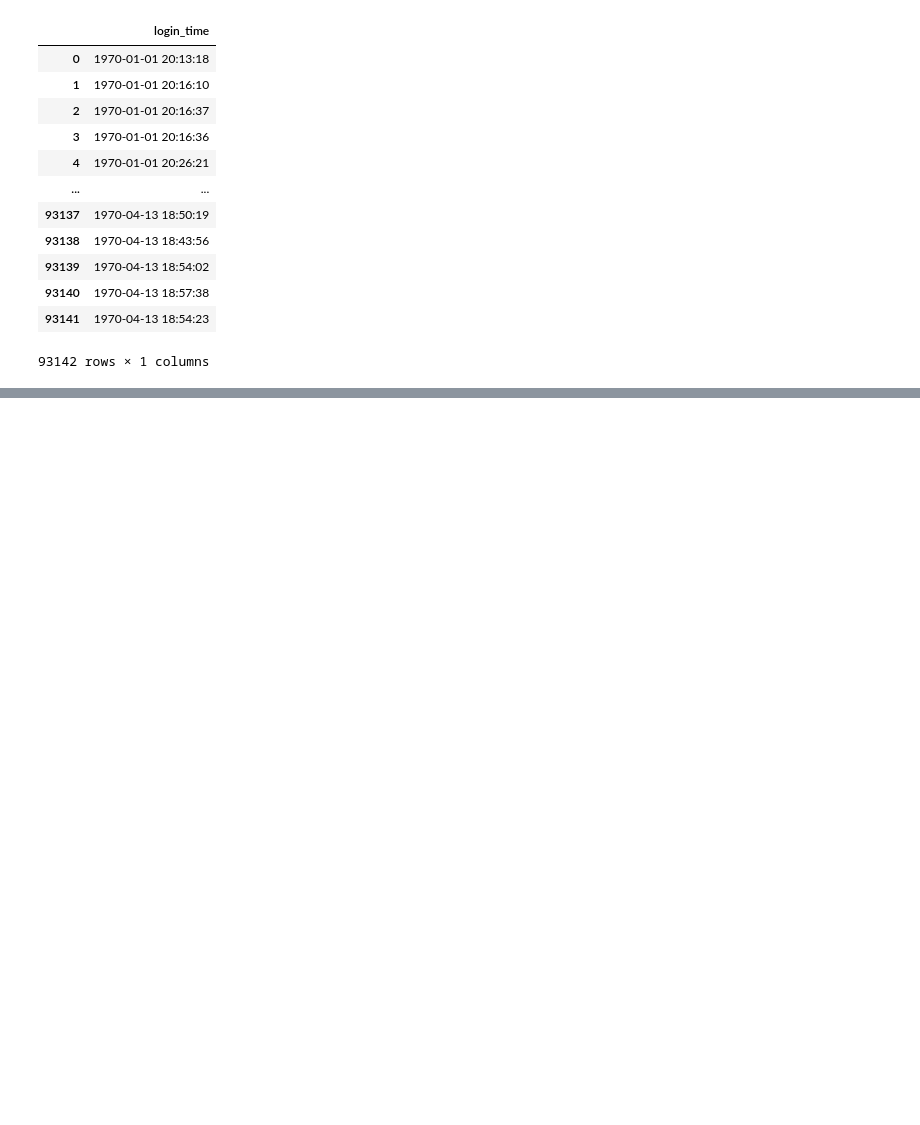
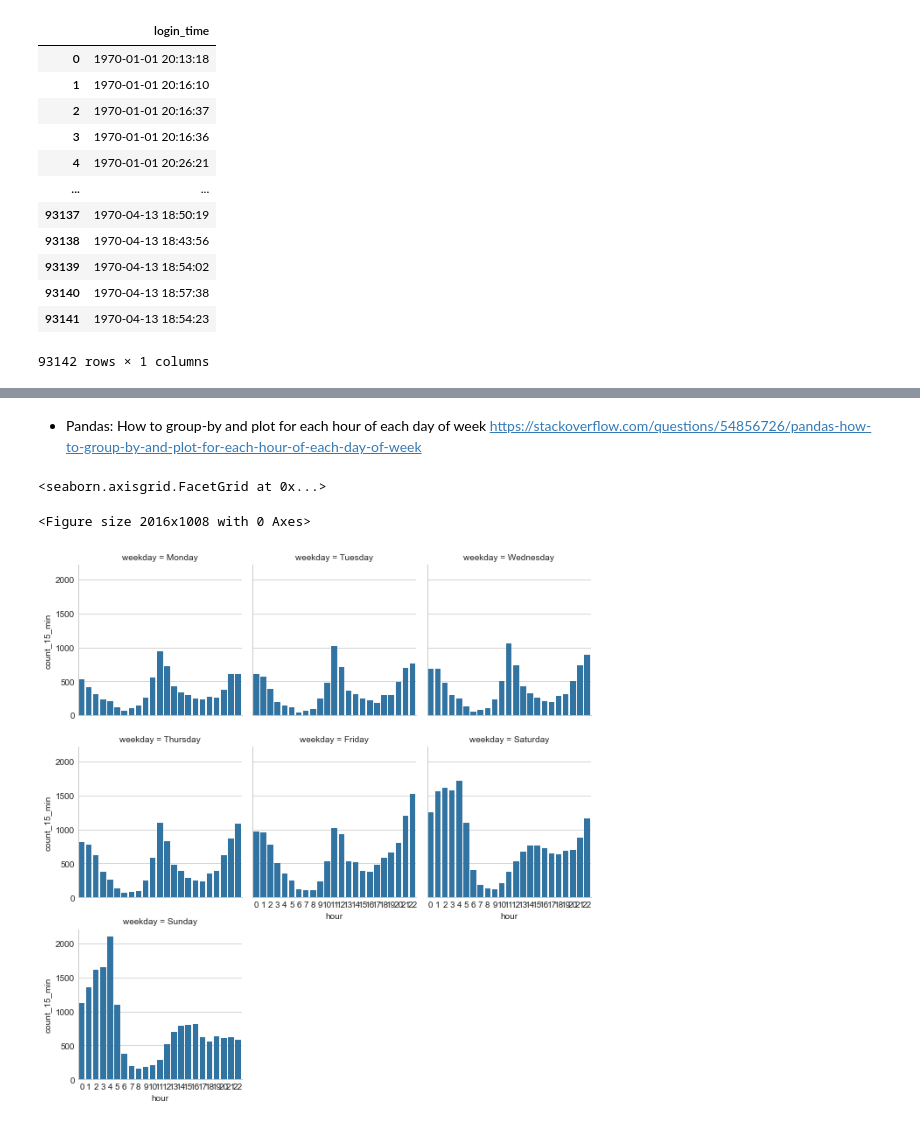
Before and after one commit to gabriellewald/ultimate-challenge, a Jupyter notebook: ultimate-data-challenge.ipynb, the cells around one changed output, grey strips where cells are left out. Drawn from its saved outputs; the diff is of its cells as text; code cells hidden in the pictures; blank space fills up the shorter version.

```diff
--- a/ultimate-data-challenge.ipynb
+++ b/ultimate-data-challenge.ipynb
@@ -113,0 +215,4 @@ df1
+# %%
+# create df with weekday and hour only for plot
+df_day_hour = df_logins.groupby(['weekday','hour'], as_index=False).sum()
+df_day_hour.head()
@@ -113,0 +226,12 @@ df1
+# %% [markdown]
+- Pandas: How to group-by and plot for each hour of each day of week
+https://stackoverflow.com/questions/54856726/pandas-how-to-group-by-and-plot-for-each-hour-of-each-day-of-week
+# %%
+fig = plt.figure(figsize=(28,14))
+g = sns.FacetGrid(df_day_hour, col="weekday",
+                  col_wrap=3, col_order=weekday_order)
+g.map(sns.barplot, "hour", "count_15_min", order=range(0,23))
+# %% [output]
+<seaborn.axisgrid.FacetGrid at 0x...>
+<Figure size 2016x1008 with 0 Axes>
+[figure, added]
```
Also changed, not shown: parts of 29 cells of this notebook.
